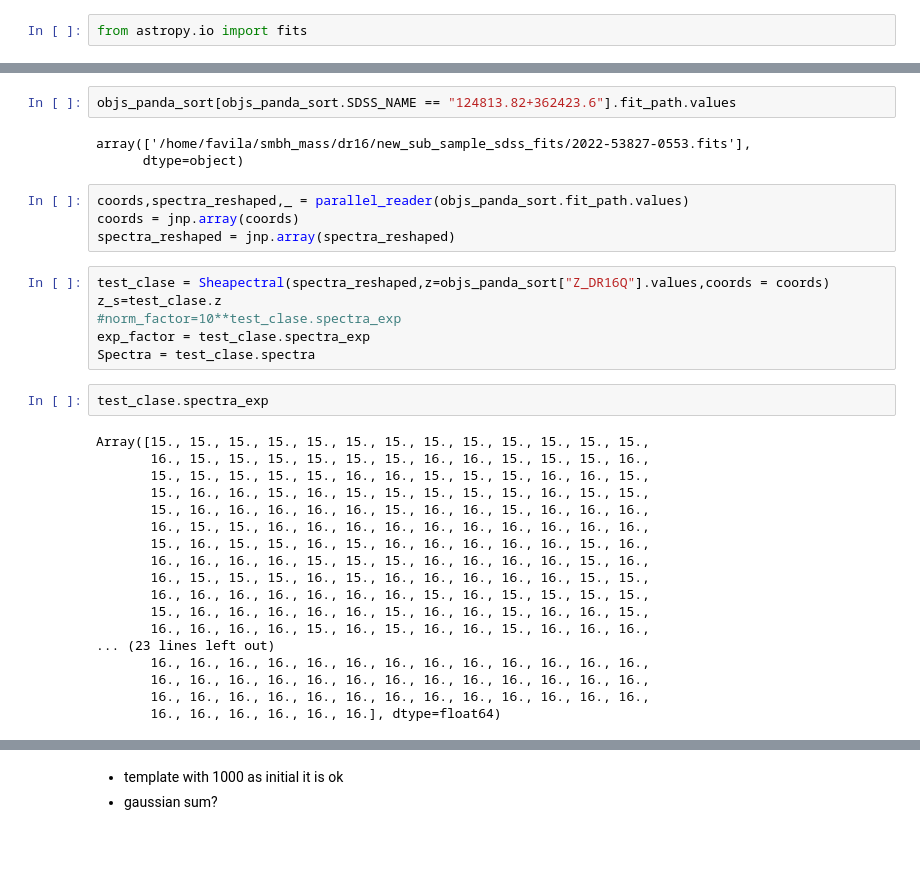
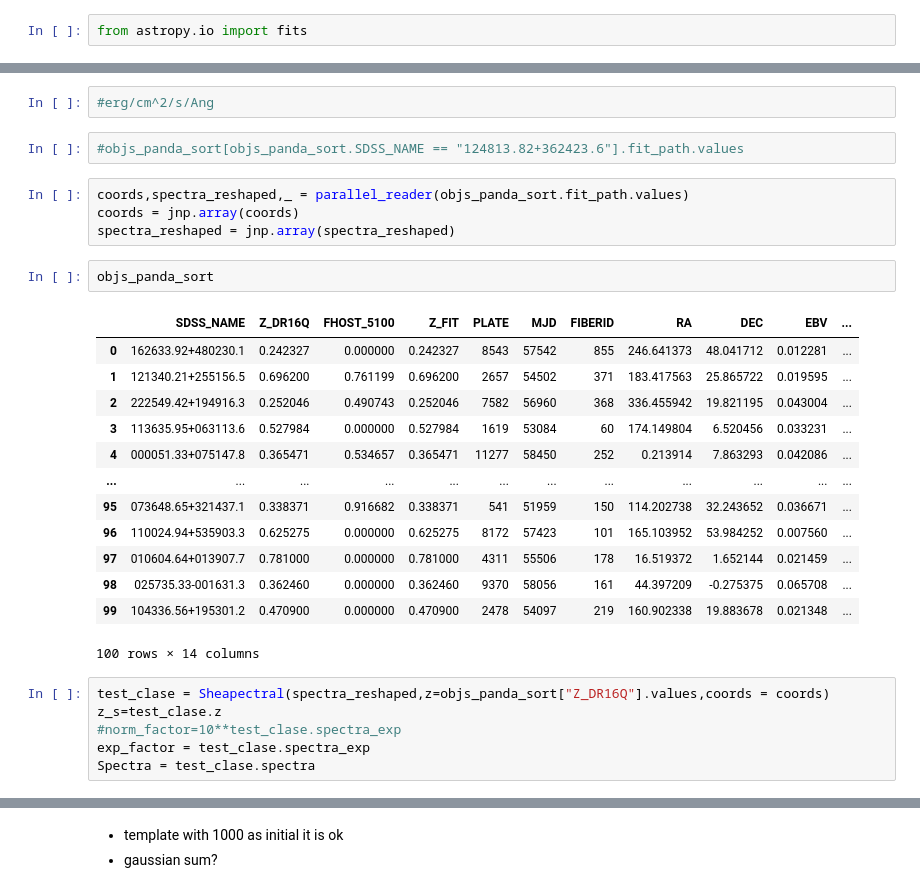
Before and after one commit to felavila/sheap, a Jupyter notebook: notebooks/building_complex_regions.ipynb, the cells around one changed output, grey strips where cells are left out. Cells and saved outputs as stored; diff of their text form; blank space fills up the shorter version.

```diff
--- a/notebooks/building_complex_regions.ipynb
+++ b/notebooks/building_complex_regions.ipynb
@@ -51,36 +64,31 @@ aja = fits.open('/home/favila/smbh_mass/dr16/new_sub_sample_sdss_fits/2022-53827
+# %%
+#erg/cm^2/s/Ang
 # %%
-objs_panda_sort[objs_panda_sort.SDSS_NAME == "124813.82+362423.6"].fit_path.values
+#objs_panda_sort[objs_panda_sort.SDSS_NAME == "124813.82+362423.6"].fit_path.values
-# %% [output]
-array(['/home/favila/smbh_mass/dr16/new_sub_sample_sdss_fits/2022-53827-0553.fits'],
-      dtype=object)
 # %%
 coords,spectra_reshaped,_ = parallel_reader(objs_panda_sort.fit_path.values)
 coords = jnp.array(coords)
 spectra_reshaped = jnp.array(spectra_reshaped)
+# %%
+objs_panda_sort
+# %% [output]
+|  | SDSS_NAME | Z_DR16Q | FHOST_5100 | Z_FIT | PLATE | MJD | FIBERID | RA | DEC | EBV | ... |
+| 0 | 162633.92+480230.1 | 0.242327 | 0.000000 | 0.242327 | 8543 | 57542 | 855 | 246.641373 | 48.041712 | 0.012281 | ... |
+| 1 | 121340.21+255156.5 | 0.696200 | 0.761199 | 0.696200 | 2657 | 54502 | 371 | 183.417563 | 25.865722 | 0.019595 | ... |
+| 2 | 222549.42+194916.3 | 0.252046 | 0.490743 | 0.252046 | 7582 | 56960 | 368 | 336.455942 | 19.821195 | 0.043004 | ... |
+| 3 | 113635.95+063113.6 | 0.527984 | 0.000000 | 0.527984 | 1619 | 53084 | 60 | 174.149804 | 6.520456 | 0.033231 | ... |
+| 4 | 000051.33+075147.8 | 0.365471 | 0.534657 | 0.365471 | 11277 | 58450 | 252 | 0.213914 | 7.863293 | 0.042086 | ... |
+| ... | ... | ... | ... | ... | ... | ... | ... | ... | ... | ... | ... |
+| 95 | 073648.65+321437.1 | 0.338371 | 0.916682 | 0.338371 | 541 | 51959 | 150 | 114.202738 | 32.243652 | 0.036671 | ... |
+| 96 | 110024.94+535903.3 | 0.625275 | 0.000000 | 0.625275 | 8172 | 57423 | 101 | 165.103952 | 53.984252 | 0.007560 | ... |
+| 97 | 010604.64+013907.7 | 0.781000 | 0.000000 | 0.781000 | 4311 | 55506 | 178 | 16.519372 | 1.652144 | 0.021459 | ... |
+| 98 | 025735.33-001631.3 | 0.362460 | 0.000000 | 0.362460 | 9370 | 58056 | 161 | 44.397209 | -0.275375 | 0.065708 | ... |
+| 99 | 104336.56+195301.2 | 0.470900 | 0.000000 | 0.470900 | 2478 | 54097 | 219 | 160.902338 | 19.883678 | 0.021348 | ... |
+100 rows × 14 columns
 # %%
 test_clase = Sheapectral(spectra_reshaped,z=objs_panda_sort["Z_DR16Q"].values,coords = coords)
 z_s=test_clase.z
 #norm_factor=10**test_clase.spectra_exp
 exp_factor = test_clase.spectra_exp
 Spectra = test_clase.spectra
-# %%
-test_clase.spectra_exp
-# %% [output]
-Array([15., 15., 15., 15., 15., 15., 15., 15., 15., 15., 15., 15., 15.,
-       16., 15., 15., 15., 15., 15., 15., 16., 16., 15., 15., 15., 16.,
-       15., 15., 15., 15., 15., 16., 16., 15., 15., 15., 16., 16., 15.,
-       15., 16., 16., 15., 16., 15., 15., 15., 15., 15., 16., 15., 15.,
-       15., 16., 16., 16., 16., 16., 15., 16., 16., 15., 16., 16., 16.,
-       16., 15., 15., 16., 16., 16., 16., 16., 16., 16., 16., 16., 16.,
-       15., 16., 15., 15., 16., 15., 16., 16., 16., 16., 16., 15., 16.,
-       16., 16., 16., 16., 15., 15., 15., 16., 16., 16., 16., 15., 16.,
-       16., 15., 15., 15., 16., 15., 16., 16., 16., 16., 16., 15., 15.,
-       16., 16., 16., 16., 16., 16., 16., 15., 16., 15., 15., 15., 15.,
-       15., 16., 16., 16., 16., 16., 15., 16., 16., 15., 16., 16., 15.,
-       16., 16., 16., 16., 15., 16., 15., 16., 16., 15., 16., 16., 16.,
-... (23 lines left out)
-       16., 16., 16., 16., 16., 16., 16., 16., 16., 16., 16., 16., 16.,
-       16., 16., 16., 16., 16., 16., 16., 16., 16., 16., 16., 16., 16.,
-       16., 16., 16., 16., 16., 16., 16., 16., 16., 16., 16., 16., 16.,
-       16., 16., 16., 16., 16., 16.], dtype=float64)
 # %%
```
Also changed, not shown: parts of 41 cells of this notebook, 13 other files.
